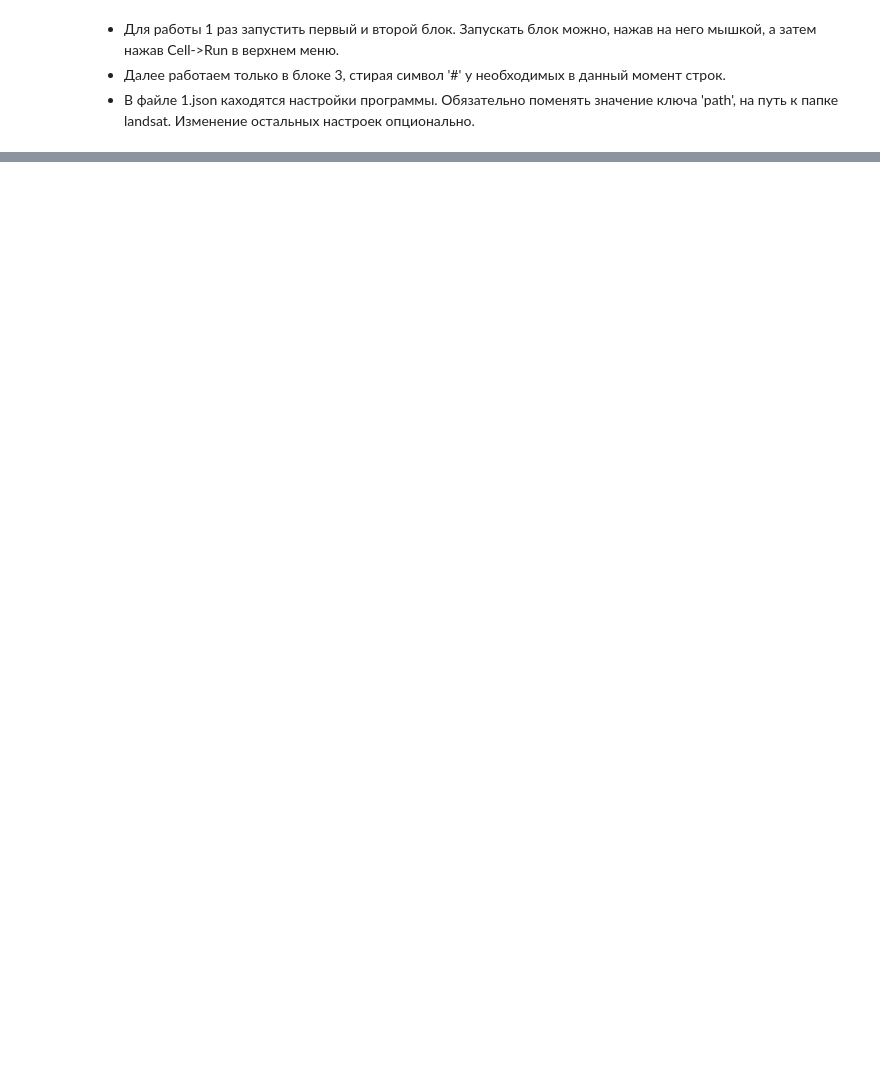
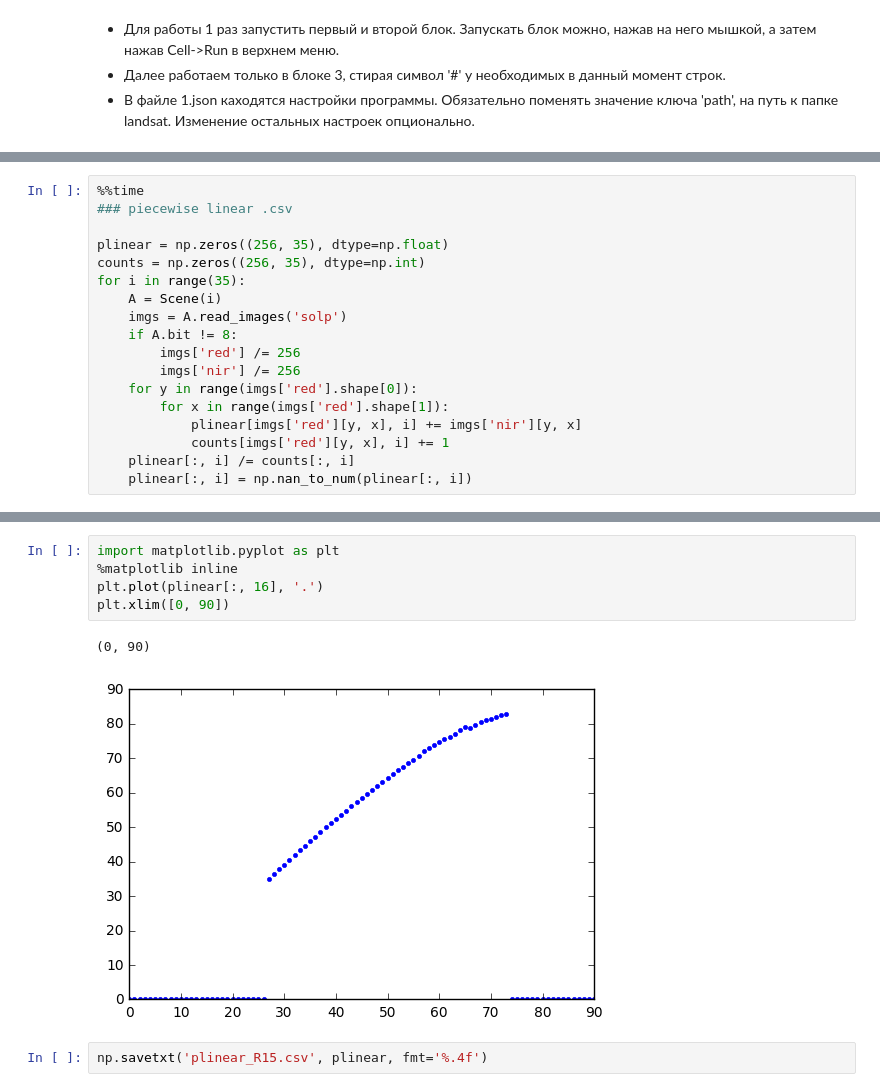
Before and after one commit to filaPro/soil_line, a Jupyter notebook: cython_landsat.ipynb, the cells around one changed output, grey strips where cells are left out. Cells and saved outputs as stored; diff of their text form; blank space fills up the shorter version.

```diff
--- a/cython_landsat.ipynb
+++ b/cython_landsat.ipynb
@@ -193,0 +235,18 @@ cdef class SceneGroup:
+# %%
+%%time
+### piecewise linear .csv
+
+plinear = np.zeros((256, 35), dtype=np.float)
+counts = np.zeros((256, 35), dtype=np.int)
+for i in range(35):
+    A = Scene(i)
+    imgs = A.read_images('solp')
+    if A.bit != 8:
+        imgs['red'] /= 256
+        imgs['nir'] /= 256
+    for y in range(imgs['red'].shape[0]):
+        for x in range(imgs['red'].shape[1]):
+            plinear[imgs['red'][y, x], i] += imgs['nir'][y, x]
+            counts[imgs['red'][y, x], i] += 1
+    plinear[:, i] /= counts[:, i]
+    plinear[:, i] = np.nan_to_num(plinear[:, i])
@@ -194,3 +256,13 @@ cdef class SceneGroup:
+# %%
+import matplotlib.pyplot as plt
+%matplotlib inline
+plt.plot(plinear[:, 16], '.')
+plt.xlim([0, 90])
+# %% [output]
+(0, 90)
+[figure, added]
+# %%
+np.savetxt('plinear_R15.csv', plinear, fmt='%.4f')
 # %%
 for i in range(5, 6):
     A = Scene(i)
```
Also changed, not shown: parts of 26 cells of this notebook.
